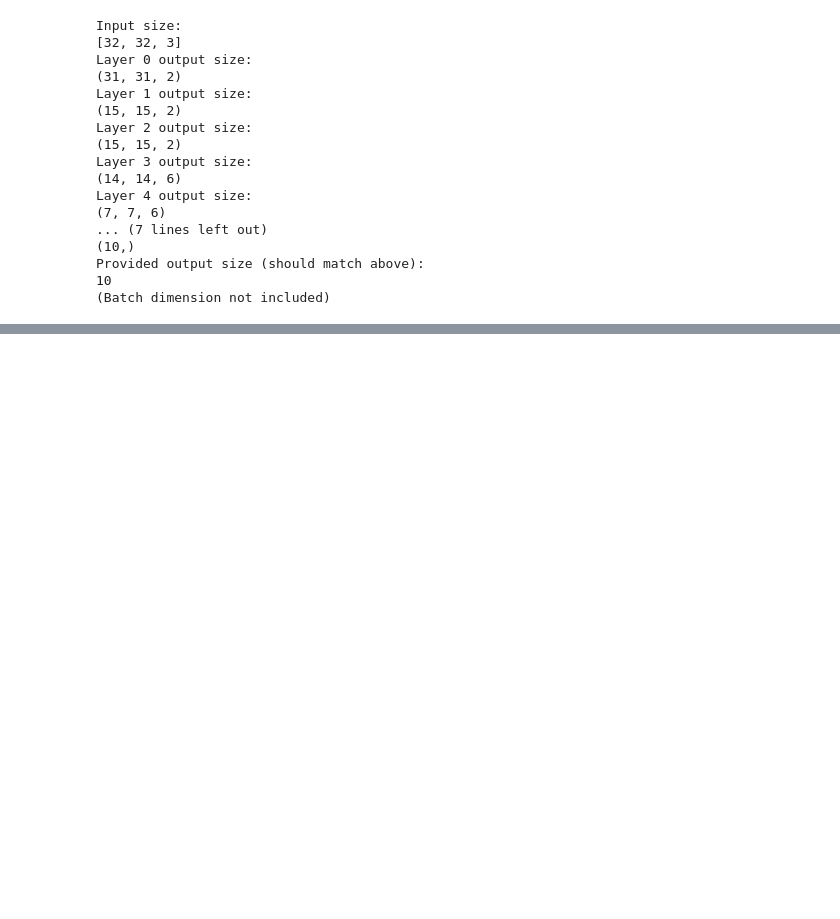
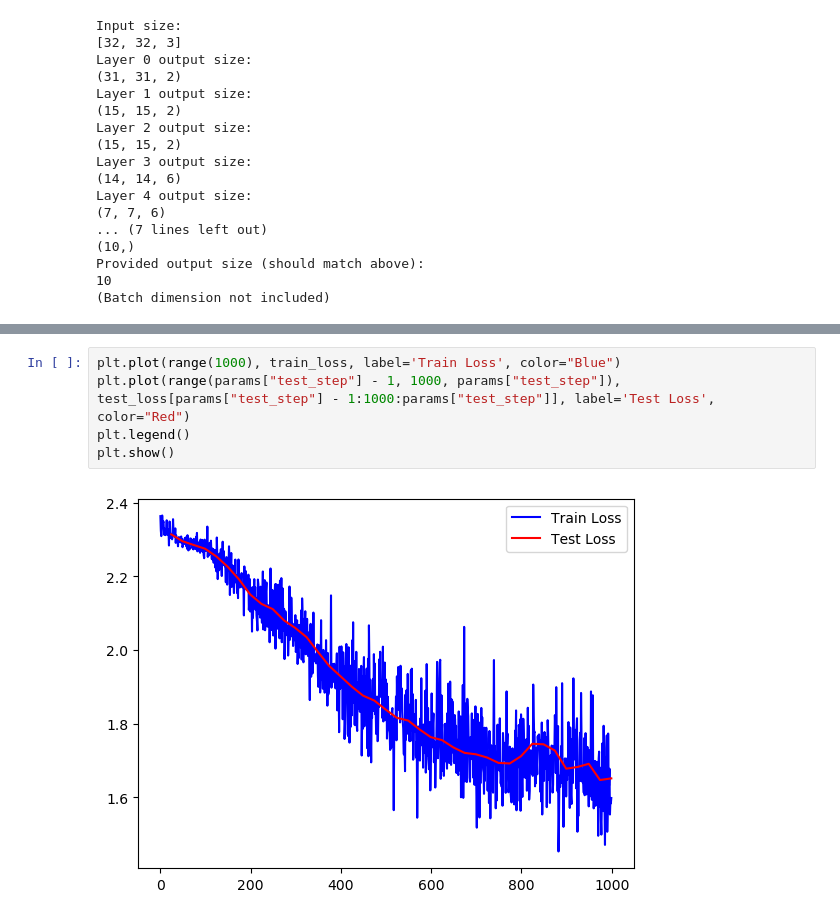
Before and after one commit to ss-cosmos-hue/cos429, a Jupyter notebook: assignment3/initial/starter.ipynb, the cells around one changed output, grey strips where cells are left out. Cells and saved outputs as stored; diff of their text form; blank space fills up the shorter version.

```diff
--- a/assignment3/initial/starter.ipynb
+++ b/assignment3/initial/starter.ipynb
@@ -603,0 +232,7 @@ print(test_accuracy, test_loss)
+# %%
+plt.plot(range(1000), train_loss, label='Train Loss', color="Blue")
+plt.plot(range(params["test_step"] - 1, 1000, params["test_step"]), test_loss[params["test_step"] - 1:1000:params["test_step"]], label='Test Loss', color="Red")
+plt.legend()
+plt.show()
+# %% [output]
+[figure, added]
```
Also changed, not shown: parts of 41 cells of this notebook, 3 other files.
